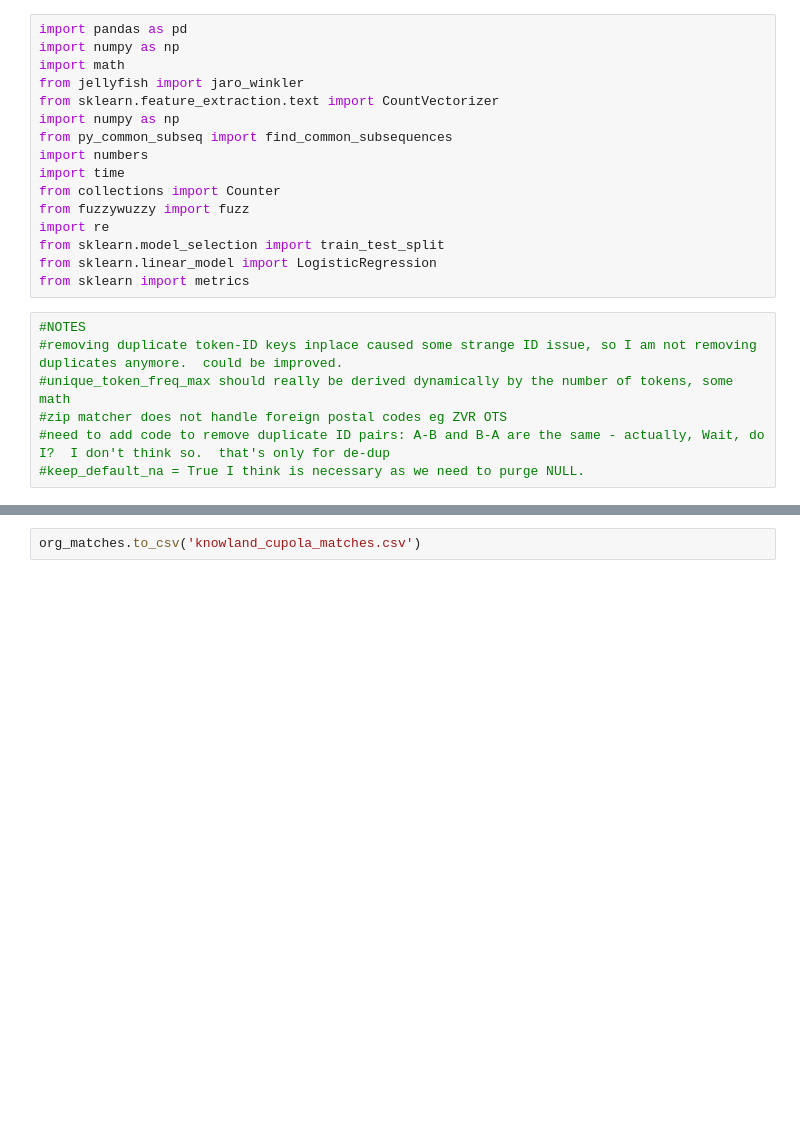
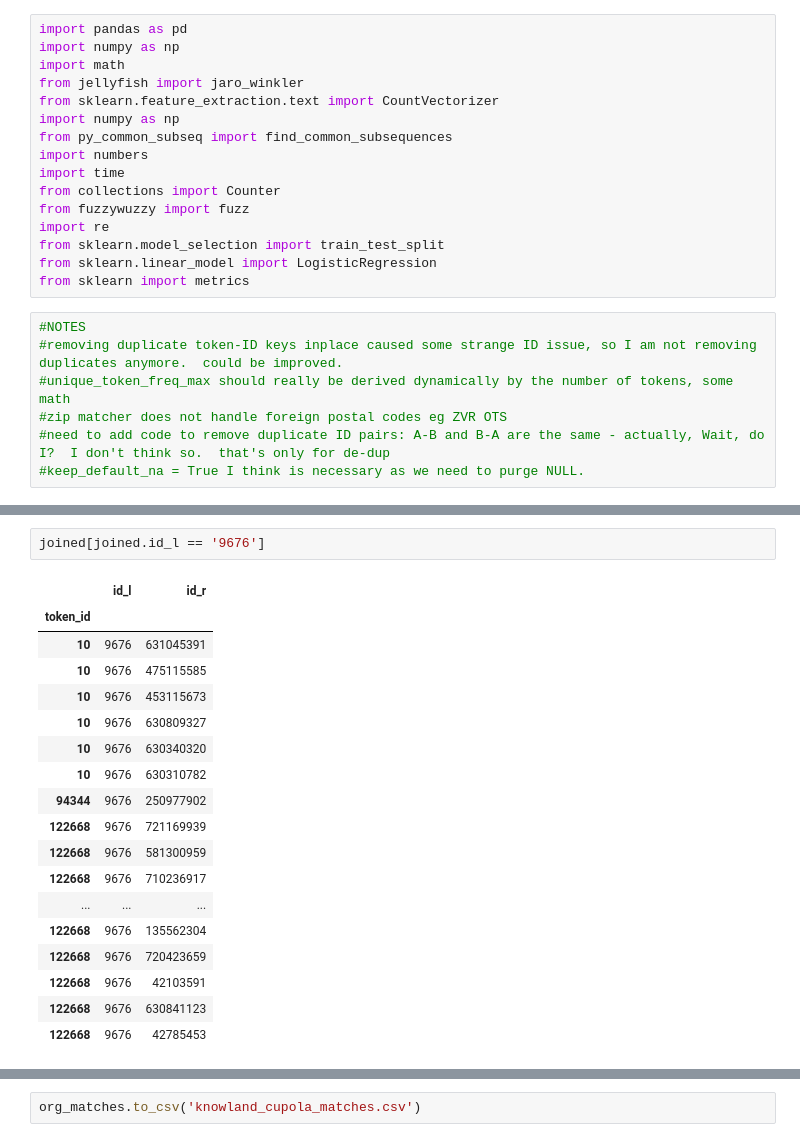
Before and after one commit to duncanjamesbell/data_matching, a Jupyter notebook: Org_Matcher_v3.0.ipynb, the cells around one changed output, grey strips where cells are left out. Saved outputs shown, nothing was run; the diff lists cells and outputs as text; blank space fills up the shorter version.

```diff
--- a/Org_Matcher_v3.0.ipynb
+++ b/Org_Matcher_v3.0.ipynb
@@ -655,0 +635,21 @@ org_matches.shape
+# %%
+joined[joined.id_l == '9676']
+# %% [output]
+|  | id_l | id_r |
+| token_id |  |  |
+| 10 | 9676 | 631045391 |
+| 10 | 9676 | 475115585 |
+| 10 | 9676 | 453115673 |
+| 10 | 9676 | 630809327 |
+| 10 | 9676 | 630340320 |
+| 10 | 9676 | 630310782 |
+| 94344 | 9676 | 250977902 |
+| 122668 | 9676 | 721169939 |
+| 122668 | 9676 | 581300959 |
+| 122668 | 9676 | 710236917 |
+| ... | ... | ... |
+| 122668 | 9676 | 135562304 |
+| 122668 | 9676 | 720423659 |
+| 122668 | 9676 | 42103591 |
+| 122668 | 9676 | 630841123 |
+| 122668 | 9676 | 42785453 |
```
Also changed, not shown: parts of 20 cells of this notebook, 1 other file.
